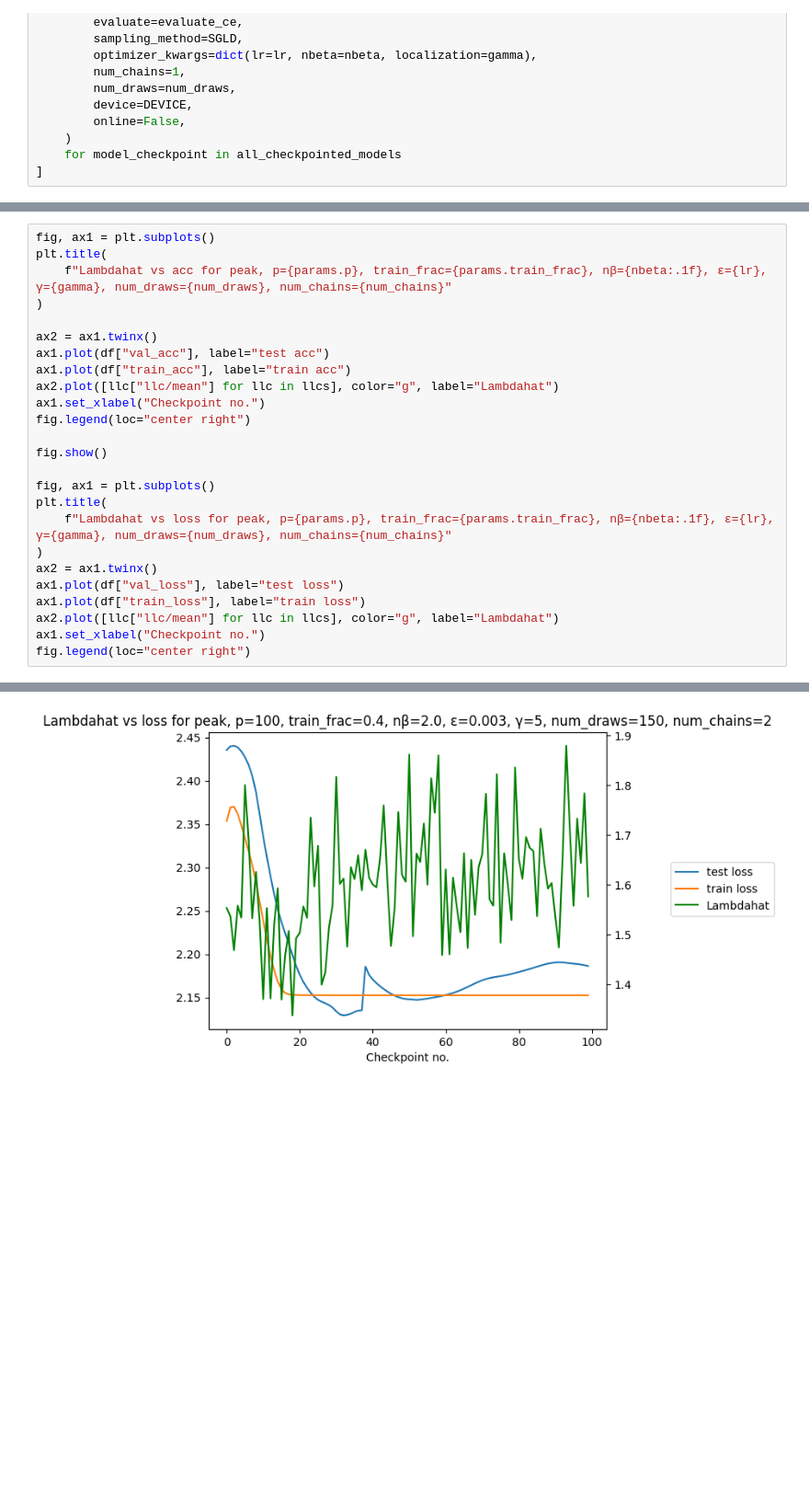
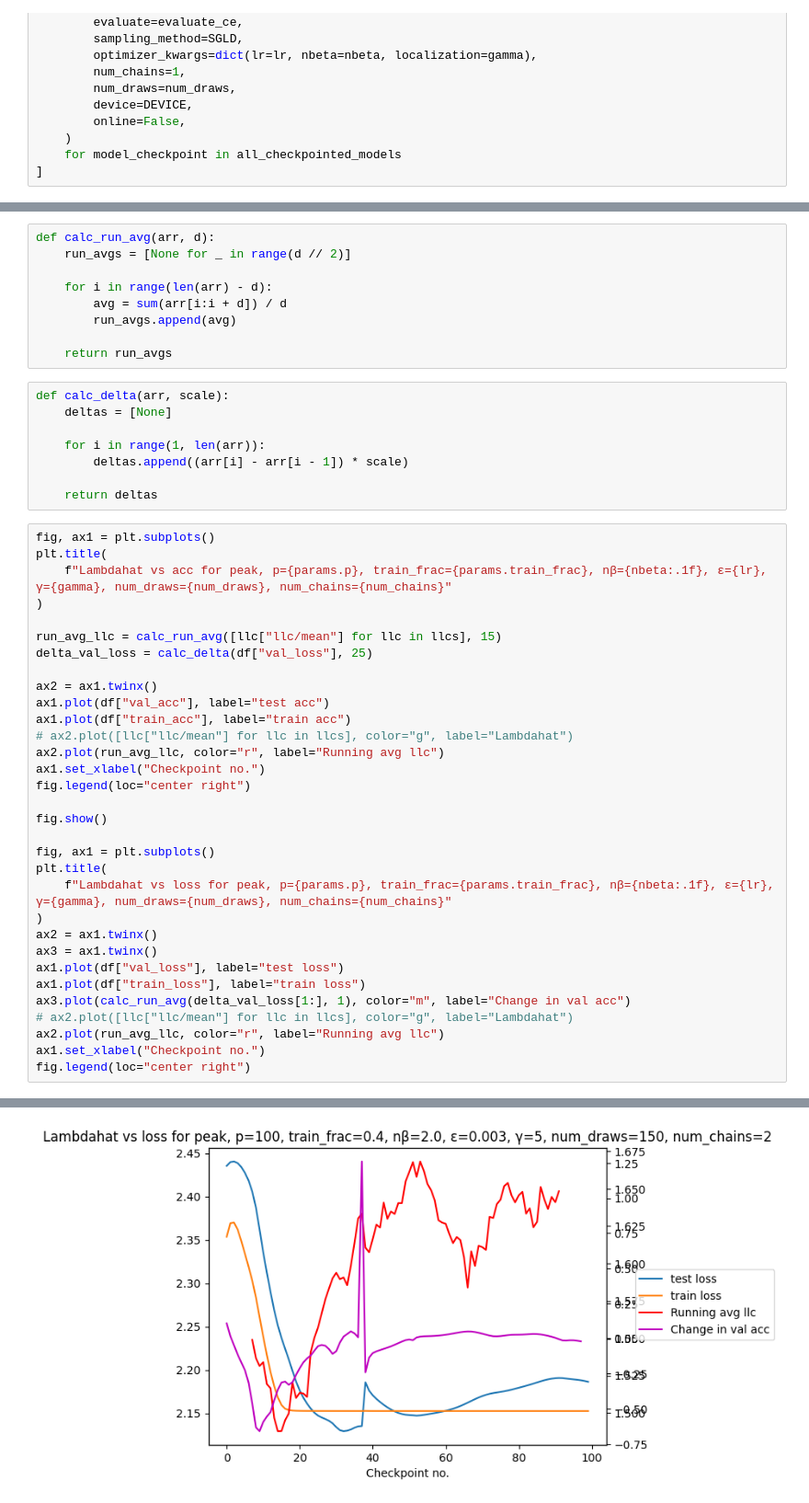
Before and after one commit to leo-du-03/llc-interpretability, a Jupyter notebook: grokking_peak_small.ipynb, the cells around one changed output, grey strips where cells are left out. Shown: that part at 92% size. Saved outputs shown, nothing was run; the diff lists cells and outputs as text; blank space fills up the shorter version.

Commit message:
added visualization tools

```diff
--- a/grokking_peak_small.ipynb
+++ b/grokking_peak_small.ipynb
@@ -395,13 +393,34 @@ def calc_run_avg(arr, d):
+# %%
+def calc_run_avg(arr, d):
+    run_avgs = [None for _ in range(d // 2)]
+
+    for i in range(len(arr) - d):
+        avg = sum(arr[i:i + d]) / d
+        run_avgs.append(avg)
+
+    return run_avgs
+# %%
+def calc_delta(arr, scale):
+    deltas = [None]
+
+    for i in range(1, len(arr)):
+        deltas.append((arr[i] - arr[i - 1]) * scale)
+
+    return deltas
 # %%
 fig, ax1 = plt.subplots()
 plt.title(
     f"Lambdahat vs acc for peak, p={params.p}, train_frac={params.train_frac}, nβ={nbeta:.1f}, ε={lr}, γ={gamma}, num_draws={num_draws}, num_chains={num_chains}"
 )
 
+run_avg_llc = calc_run_avg([llc["llc/mean"] for llc in llcs], 15)
+delta_val_loss = calc_delta(df["val_loss"], 25)
+
 ax2 = ax1.twinx()
 ax1.plot(df["val_acc"], label="test acc")
 ax1.plot(df["train_acc"], label="train acc")
-ax2.plot([llc["llc/mean"] for llc in llcs], color="g", label="Lambdahat")
+# ax2.plot([llc["llc/mean"] for llc in llcs], color="g", label="Lambdahat")
+ax2.plot(run_avg_llc, color="r", label="Running avg llc")
 ax1.set_xlabel("Checkpoint no.")
 fig.legend(loc="center right")
 
@@ -412,9 +431,12 @@ plt.title(
     f"Lambdahat vs loss for peak, p={params.p}, train_frac={params.train_frac}, nβ={nbeta:.1f}, ε={lr}, γ={gamma}, num_draws={num_draws}, num_chains={num_chains}"
 )
 ax2 = ax1.twinx()
+ax3 = ax1.twinx()
 ax1.plot(df["val_loss"], label="test loss")
 ax1.plot(df["train_loss"], label="train loss")
-ax2.plot([llc["llc/mean"] for llc in llcs], color="g", label="Lambdahat")
+ax3.plot(calc_run_avg(delta_val_loss[1:], 1), color="m", label="Change in val acc")
+# ax2.plot([llc["llc/mean"] for llc in llcs], color="g", label="Lambdahat")
+ax2.plot(run_avg_llc, color="r", label="Running avg llc")
 ax1.set_xlabel("Checkpoint no.")
 fig.legend(loc="center right")
 # %% [output]
@@ -423 +445 @@ fig.legend(loc="center right")
-[figure, old version]
+[figure, new version]
```
Also changed, not shown: parts of 2 cells of this notebook.
